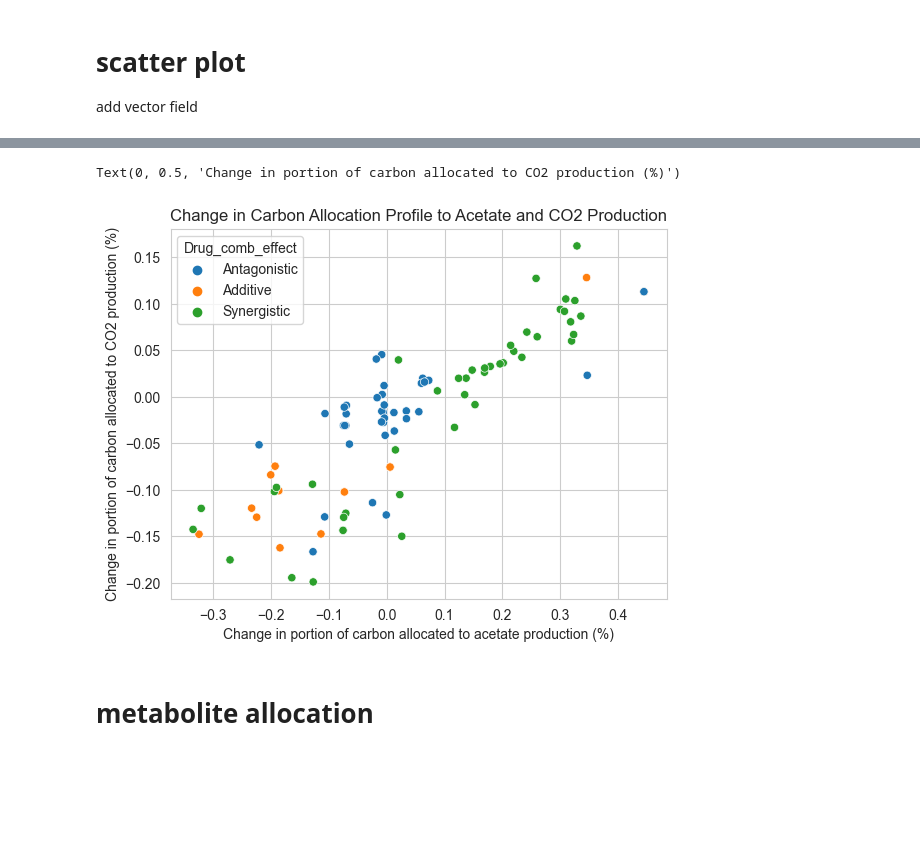
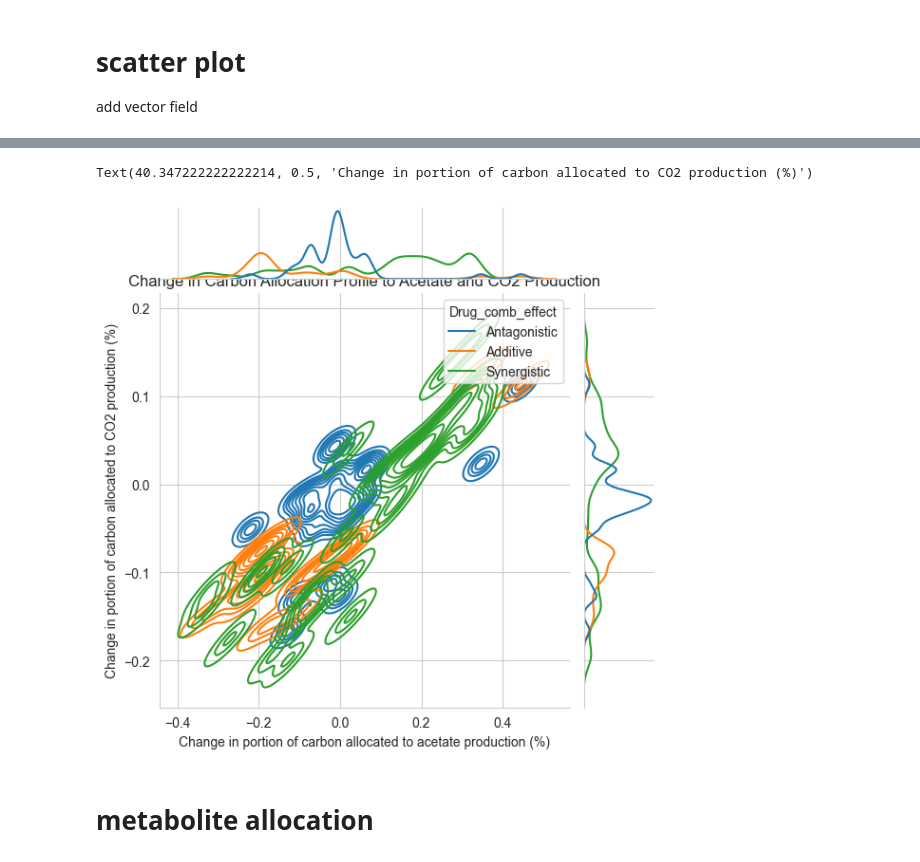
Before and after one commit to TFwongw/Harcombe_Lab, a Jupyter notebook: JupyterNotebook/flux_analysis.ipynb, the cells around one changed output, grey strips where cells are left out. Saved outputs shown, nothing was run; the diff lists cells and outputs as text; code cells hidden in the pictures; blank space fills up the shorter version.

```diff
--- a/JupyterNotebook/flux_analysis.ipynb
+++ b/JupyterNotebook/flux_analysis.ipynb
@@ -144,5 +171,11 @@ scatter_xycol(carbon_allocation_E_wide, x_col, y_col, XG='DG')
 # %% [markdown]
 # ridge plots for percentage change compared to SG
+# %%
+gr_df = pd.read_csv('./Data/gr_DG_m1.csv', index_col=0)
+fs_df = carbon_allocation_E_wide.merge(gr_df[['First_gene', 'Second_gene']], left_index=True, right_index=True)
+
+fs_df = (fs_df.merge(carbon_allocation_E_wide, left_on='First_gene', right_index=True, suffixes=['','_First']) # add corresponding Frist and Second flux data
+        .merge(carbon_allocation_E_wide, left_on='Second_gene', right_index=True, suffixes=['','_Second']))
 # %%
 def get_percent_cols(df, col_suffix=None, col_prefix='percent'):
     df = df.filter(regex=col_prefix)
@@ -165,6 +198,9 @@ def get_fs_change():
     fs_df = (fs_df.merge(carbon_allocation_E_wide, left_on='First_gene', right_index=True, suffixes=['','_First']) # add corresponding Frist and Second flux data
             .merge(carbon_allocation_E_wide, left_on='Second_gene', right_index=True, suffixes=['','_Second']))
     fs_change = pd.concat([get_sub_fs_change(fs_df, '_First'), get_sub_fs_change(fs_df, '_Second')])
+    fs_change = fs_change.sort_index()
+    fs_change['Nth_gene'] = list(['First','Second']*50)
+
     return fs_change
 
 def plot_kde(plot_df, reaction=None, labels=['Waste', 'CO2', 'Acetate', 'Biomass'], col_prefix='percent_', common_norm=False, ylim=None):
@@ -193,10 +229,11 @@ def plot_kde(plot_df, reaction=None, labels=['Waste', 'CO2', 'Acetate', 'Biomass
     col_prefix = 'percentage of \n total carbon uptaken' if col_prefix == 'percent_' else 'total carbon'
     plt.legend(bbox_to_anchor=(1.05, 1), borderaxespad=0., title=f'Change in {col_prefix}', loc='upper left', labels = labels)
 # %%
-
 fs_change = get_fs_change()
-exclusion_rxns = ['EX_lcts_e', 'EX_for_e', 'EX_gal_e', 'EX_glyclt_e', 'EX_met__L_e']
-
 fs_plot = fs_change.drop(['percent_EX_lcts_e', 'percent_EX_for_e', 'percent_EX_gal_e', 'percent_EX_glyclt_e', 'percent_EX_met__L_e'], axis=1)
 # fs_plot = fs_plot.set_index('Drug_comb_effect', append=True).melt()
 fs_plot = pd.melt(fs_plot, id_vars=['Drug_comb_effect'], var_name='reaction', value_name='flux')
+
+fs_change = fs_change.merge(carbon_allocation_E_wide.loc[:,'Drug_comb_effect_coc':], left_index=True, right_index=True)
+
+exclusion_rxns = ['EX_lcts_e', 'EX_for_e', 'EX_gal_e', 'EX_glyclt_e', 'EX_met__L_e']
@@ -207,0 +390,4 @@ synergism - reduced flux through waste & # bimodal change in energy production r
+# %%
+# carbon_allocation_E_wide['S_agreement'] = carbon_allocation_E_wide.apply(lambda x: 'Disagree' if x.name in disagreement_response else 'Agree', axis=1)
+if 'BM_consortia_frac_binned' not in carbon_allocation_E_wide.columns:
+    carbon_allocation_E_wide = carbon_allocation_E_wide.merge(end_BM.query('Species=="E0"').BM_consortia_frac_binned, left_index=True, right_index=True)
@@ -217,36 +511,37 @@ add vector field
 # %%
 fs_to_plot = fs_change.merge(carbon_allocation_E_wide[['Drug_comb_effect']], left_index=True, right_index=True, suffixes=['','w']).dropna(axis=0, how='all')
 
 def scatter_xycol(df, x_col, y_col, prefix='percent', XG=None):
     colors = {'Synergistic': 'red', 'Additive': 'purple', 'Antagonistic': 'blue', np.nan:'black'}
     # df.plot.scatter('total_carbon_EX_bulk_ac_e', 'total_carbon_Waste',c=color_list)
     if XG is not None:
         XG=convert_arg_to_list(XG)
         df = df.query('XG in @XG')
     color_list = [colors[group] for group in df['Drug_comb_effect']]
     # df.plot.scatter('_'.join([prefix, x_col]), '_'.join([prefix, y_col])
     #                 ,c=color_list, title=prefix + ' ' +' vs '.join([y_col,x_col]))
-    sns.scatterplot(data=df, x='_'.join([prefix, x_col]), y='_'.join([prefix, y_col]), hue='Drug_comb_effect')
+    # sns.scatterplot(data=df, x='_'.join([prefix, x_col]), y='_'.join([prefix, y_col]), hue='Drug_comb_effect')
+    sns.jointplot(data=df, x='_'.join([prefix, x_col]), y='_'.join([prefix, y_col]), hue='Drug_comb_effect',kind='kde')
 
 y_col = 'EX_lcts_e'
 y_col = 'BIOMASS_Ec_iML1515_core_75p37M'
 y_col = 'Waste'
 y_col = 'EX_co2_e'
 prefix='percent'
 x_col = 'EX_bulk_ac_e'
 y_col = 'EX_lcts_e'
 y_col = 'EX_lcts_e'
 y_col = 'BIOMASS_Ec_iML1515_core_75p37M'
 y_col = 'Waste'
 y_col = 'EX_co2_e'
 scatter_xycol(fs_to_plot, x_col, y_col)
 plt.title('Change in Carbon Allocation Profile to Acetate and CO2 Production')
 plt.xlabel('Change in portion of carbon allocated to acetate production (%)')
 plt.ylabel('Change in portion of carbon allocated to CO2 production (%)')
 # stable energy production pattern for antagonistic drug pairs
 # %% [output]
-Text(0, 0.5, 'Change in portion of carbon allocated to CO2 production (%)')
+Text(40.347222222222214, 0.5, 'Change in portion of carbon allocated to CO2 production (%)')
-[figure, old version]
+[figure, new version]
 # %% [markdown]
 # metabolite allocation
 # %%
```
Also changed, not shown: parts of 27 cells of this notebook.
